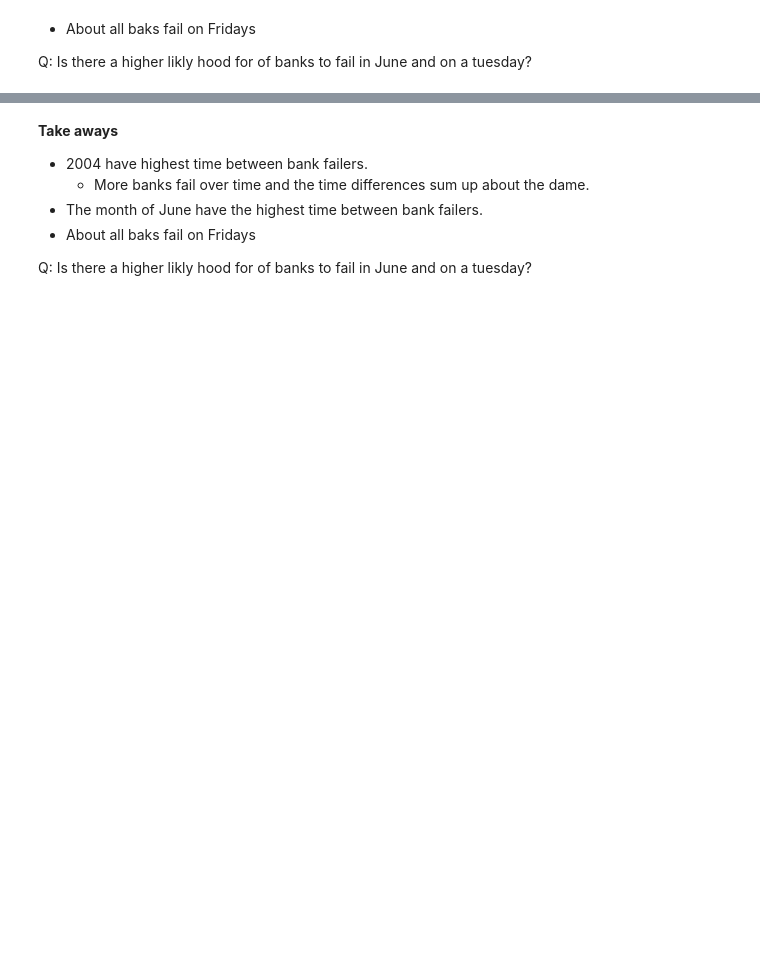
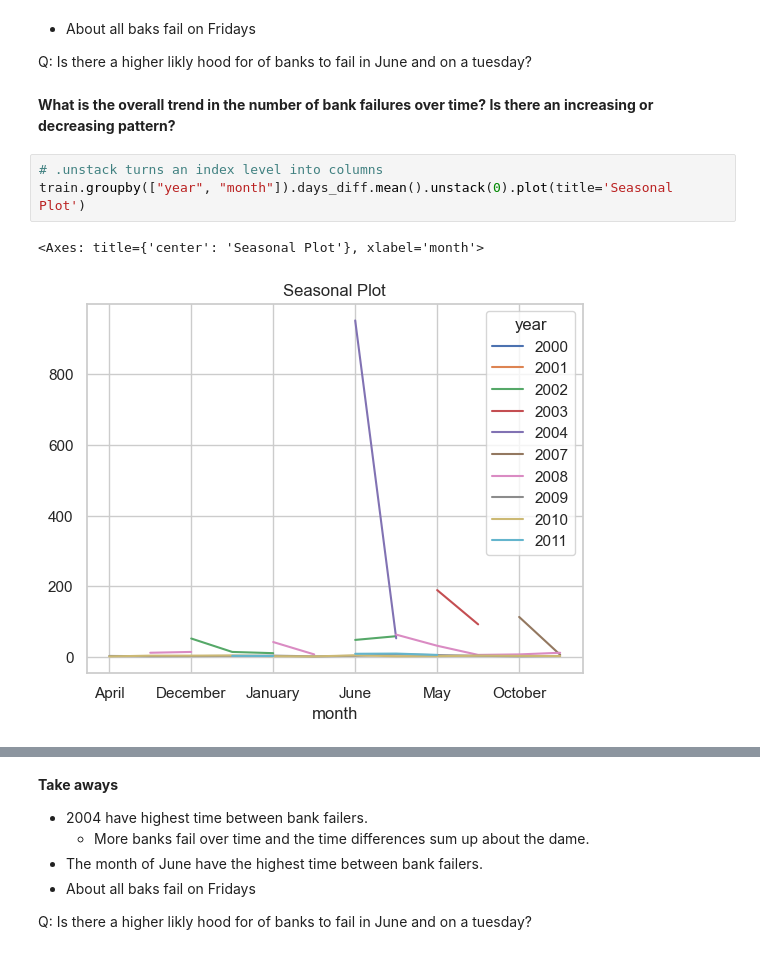
Before and after one commit to MigashaneVictoire/bank_failure, a Jupyter notebook: explore.ipynb, the cells around one changed output, grey strips where cells are left out. Cells and saved outputs as stored; diff of their text form; blank space fills up the shorter version.

```diff
--- a/explore.ipynb
+++ b/explore.ipynb
@@ -147,3 +154,11 @@ plt.show()
 
 
 Q: Is there a higher likly hood for of banks to fail in June and on a tuesday?
+# %% [markdown]
+**What is the overall trend in the number of bank failures over time? Is there an increasing or decreasing pattern?**
+# %%
+# .unstack turns an index level into columns
+train.groupby(["year", "month"]).days_diff.mean().unstack(0).plot(title='Seasonal Plot')
+# %% [output]
+<Axes: title={'center': 'Seasonal Plot'}, xlabel='month'>
+[figure, added]
```
Also changed, not shown: parts of 15 cells of this notebook, 2 other files.
